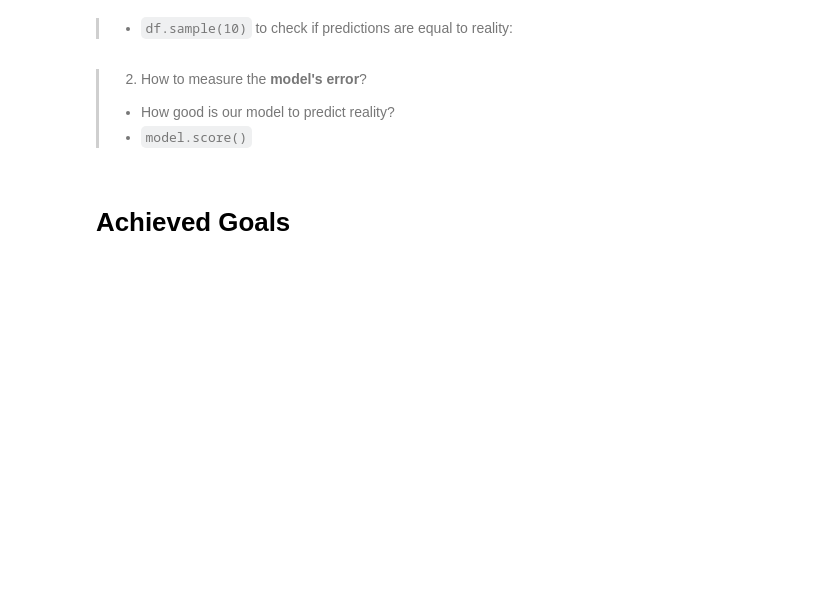
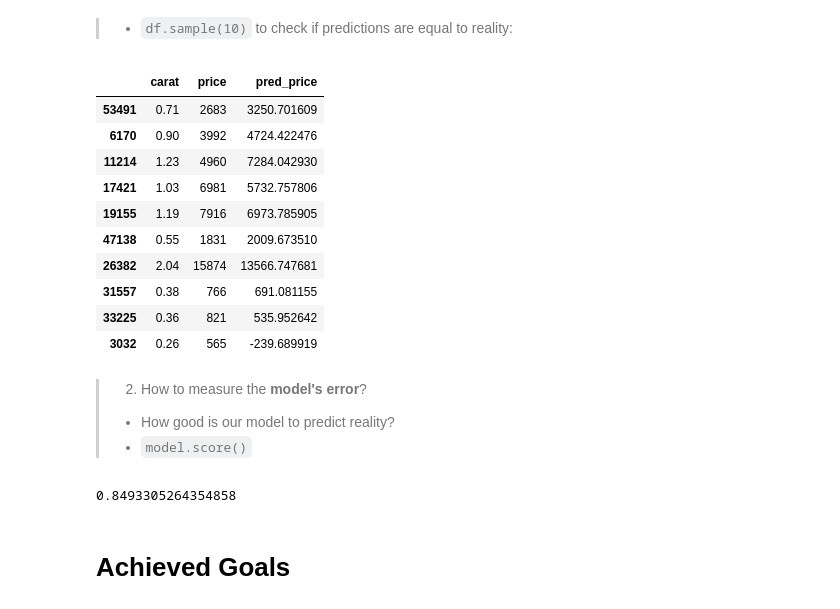
Before and after one commit to frands97/machine-learning-program, a Jupyter notebook: II Machine Learning & Deep Learning/#03. Machine Learning & Linear Regression/03practice.ipynb, the cells around one changed output. Cells and saved outputs as stored; diff of their text form; code cells hidden in the pictures; blank space fills up the shorter version.

```diff
--- a/II Machine Learning & Deep Learning/#03. Machine Learning & Linear Regression/03practice.ipynb
+++ b/II Machine Learning & Deep Learning/#03. Machine Learning & Linear Regression/03practice.ipynb
@@ -107,3 +131,5 @@ sns.load_dataset(name='mpg')
 # %% [markdown]
 > - Pass the `objects` that **contains the sequence of numbers** of the two variables
 > - To the `parameters` of the function that computes the Linear Regression Model
+# %%
+model.fit(X=explanatory, y=target)
@@ -121,3 +188,5 @@ sns.load_dataset(name='mpg')
 # %% [markdown]
 > 1. **Real Data**.
 > 2. **Model: predictions** calculated with the mathematical equation.
+# %%
+df_model = df[['carat', 'price']].copy()
@@ -123,0 +202,2 @@ sns.load_dataset(name='mpg')
+# %%
+predicciones = model.predict(X=explanatory)
@@ -129,3 +219,5 @@ sns.load_dataset(name='mpg')
 > 1. Create a new `DataFrame` column to assign the predictions.
 >
 > - `df['pred'] = predicciones`
+# %%
+df_model['pred_price'] = predicciones
@@ -132,9 +233,27 @@ sns.load_dataset(name='mpg')
 # %% [markdown]
 > - `df.sample(10)` to check if predictions are equal to reality:
+# %%
+df_model.sample(10)
+# %% [output]
+|  | carat | price | pred_price |
+| 53491 | 0.71 | 2683 | 3250.701609 |
+| 6170 | 0.90 | 3992 | 4724.422476 |
+| 11214 | 1.23 | 4960 | 7284.042930 |
+| 17421 | 1.03 | 6981 | 5732.757806 |
+| 19155 | 1.19 | 7916 | 6973.785905 |
+| 47138 | 0.55 | 1831 | 2009.673510 |
+| 26382 | 2.04 | 15874 | 13566.747681 |
+| 31557 | 0.38 | 766 | 691.081155 |
+| 33225 | 0.36 | 821 | 535.952642 |
+| 3032 | 0.26 | 565 | -239.689919 |
 # %% [markdown]
 > 2. How to measure the **model's error**?
 > - How good is our model to predict reality?
 > - `model.score()`
+# %%
+model.score(X=explanatory, y=target)
+# %% [output]
+0.8493305264354858
 # %% [markdown]
 # Achieved Goals
 # %% [markdown]
```
Also changed, not shown: parts of 18 cells of this notebook, 4 other files.
